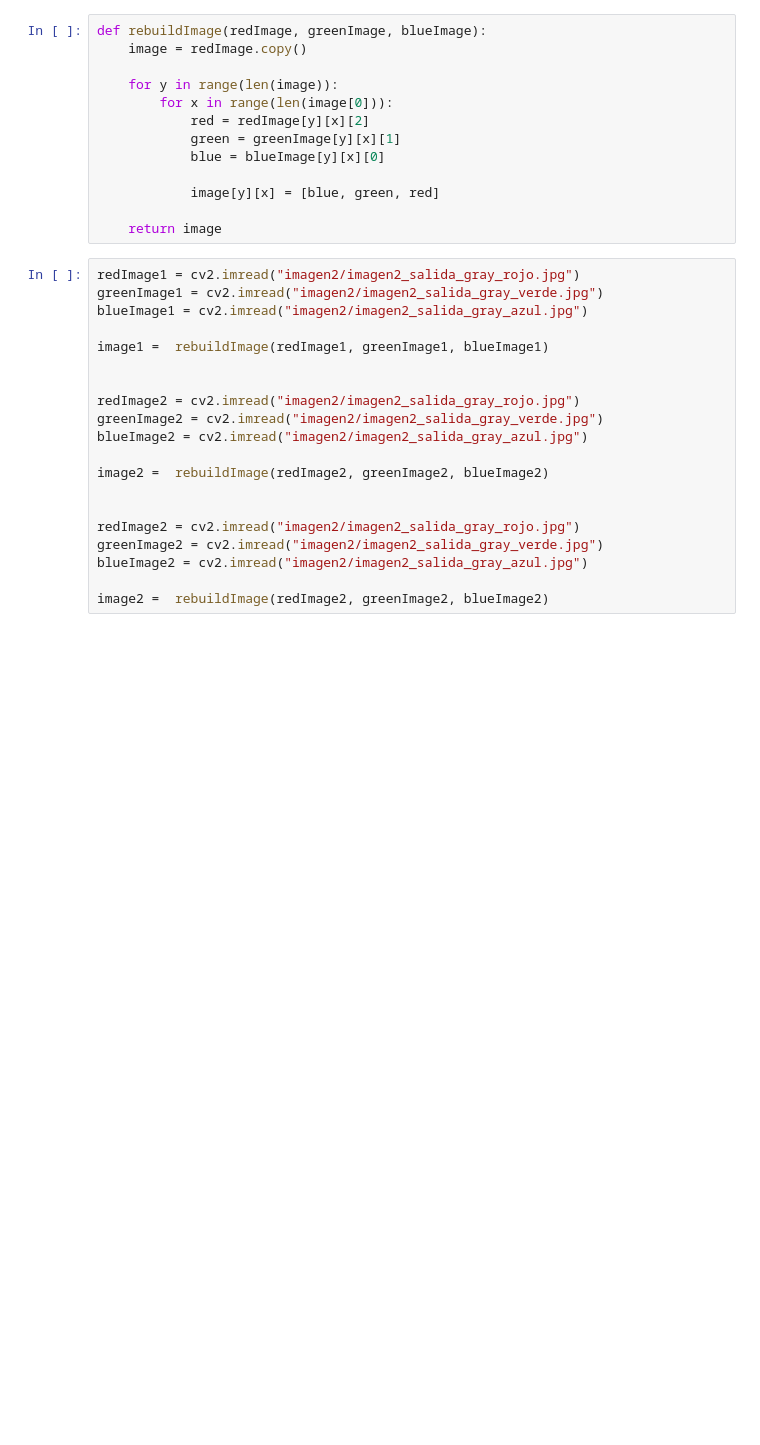
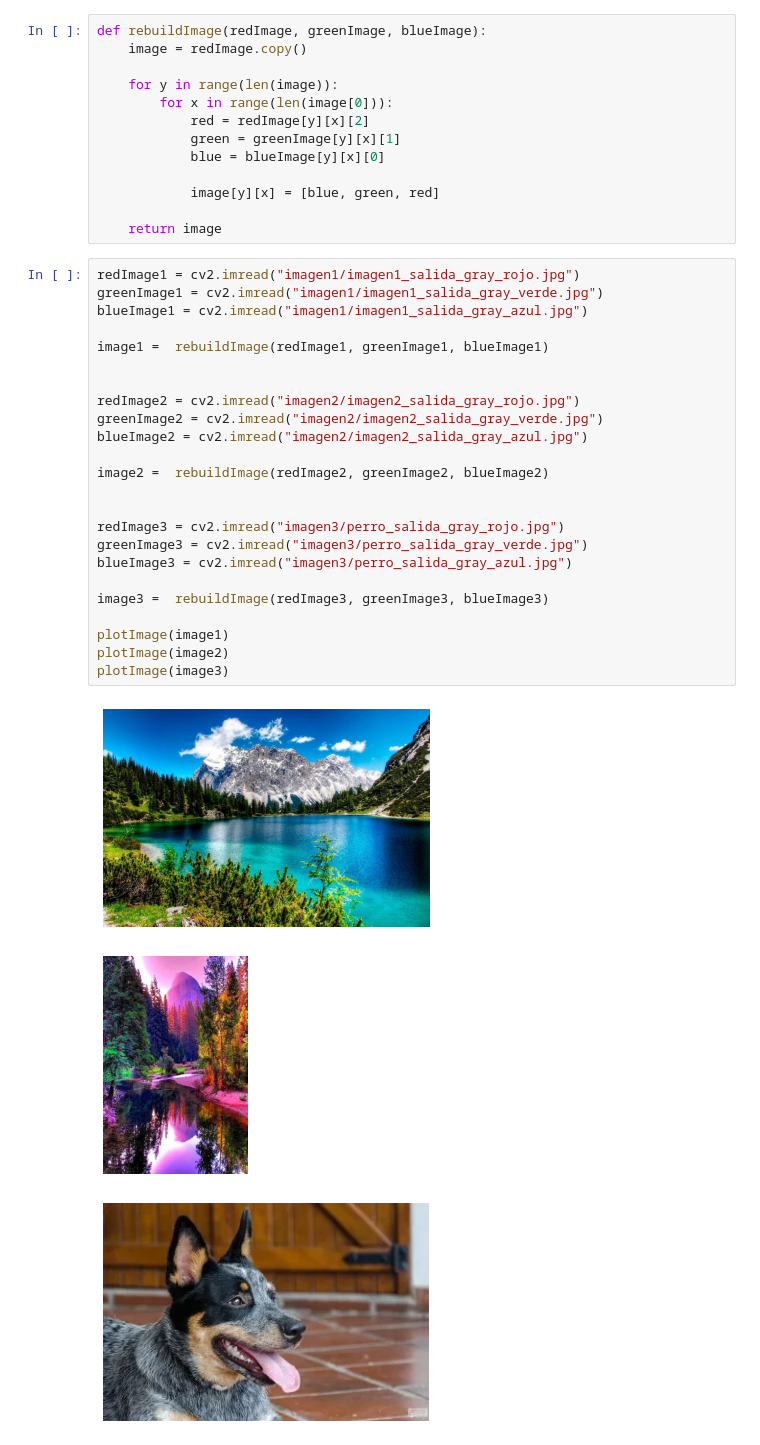
Before and after one commit to or-rm/G03-TM-LAB1, a Jupyter notebook: laboratory-1.ipynb, the cells around one changed output. Saved outputs shown, nothing was run; the diff lists cells and outputs as text; blank space fills up the shorter version.

```diff
--- a/laboratory-1.ipynb
+++ b/laboratory-1.ipynb
@@ -73,22 +73,30 @@ def rebuildImage(redImage, greenImage, blueImage):
 
     return image
 # %%
-redImage1 = cv2.imread("imagen2/imagen2_salida_gray_rojo.jpg")
-greenImage1 = cv2.imread("imagen2/imagen2_salida_gray_verde.jpg")
-blueImage1 = cv2.imread("imagen2/imagen2_salida_gray_azul.jpg")
+redImage1 = cv2.imread("imagen1/imagen1_salida_gray_rojo.jpg")
+greenImage1 = cv2.imread("imagen1/imagen1_salida_gray_verde.jpg")
+blueImage1 = cv2.imread("imagen1/imagen1_salida_gray_azul.jpg")
 
 image1 =  rebuildImage(redImage1, greenImage1, blueImage1)
 
 
 redImage2 = cv2.imread("imagen2/imagen2_salida_gray_rojo.jpg")
 greenImage2 = cv2.imread("imagen2/imagen2_salida_gray_verde.jpg")
 blueImage2 = cv2.imread("imagen2/imagen2_salida_gray_azul.jpg")
 
 image2 =  rebuildImage(redImage2, greenImage2, blueImage2)
 
 
-redImage2 = cv2.imread("imagen2/imagen2_salida_gray_rojo.jpg")
-greenImage2 = cv2.imread("imagen2/imagen2_salida_gray_verde.jpg")
-blueImage2 = cv2.imread("imagen2/imagen2_salida_gray_azul.jpg")
+redImage3 = cv2.imread("imagen3/perro_salida_gray_rojo.jpg")
+greenImage3 = cv2.imread("imagen3/perro_salida_gray_verde.jpg")
+blueImage3 = cv2.imread("imagen3/perro_salida_gray_azul.jpg")
 
-image2 =  rebuildImage(redImage2, greenImage2, blueImage2)
+image3 =  rebuildImage(redImage3, greenImage3, blueImage3)
+
+plotImage(image1)
+plotImage(image2)
+plotImage(image3)
+# %% [output]
+[figure, added]
+[figure, added]
+[figure, added]
```
Also changed, not shown: parts of 4 cells of this notebook.
